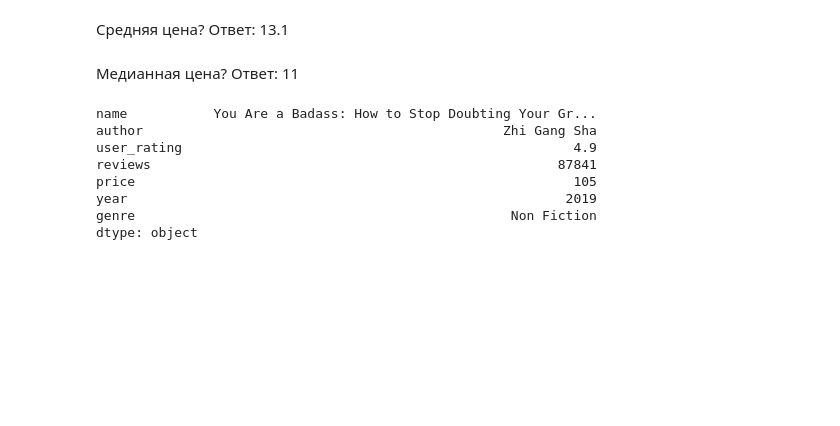
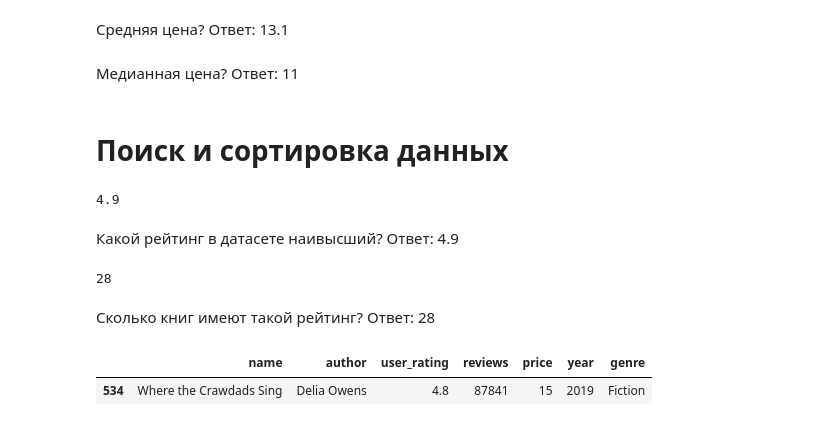
Before and after one commit to PavelStelmakhV/hw302-pandas-usage, a Jupyter notebook: Hw2.3.ipynb, the cells around one changed output. Cells and saved outputs as stored; diff of their text form; code cells hidden in the pictures; blank space fills up the shorter version.

```diff
--- a/Hw2.3.ipynb
+++ b/Hw2.3.ipynb
@@ -86,14 +88,22 @@ Mаксимальная цена? Ответ: 105
 Средняя цена? Ответ: 13.1
 # %% [markdown]
 Медианная цена? Ответ: 11
+# %% [markdown]
+# Поиск и сортировка данных
 # %%
-df.max()
+df.user_rating.max()
 # %% [output]
-name           You Are a Badass: How to Stop Doubting Your Gr...
-author                                              Zhi Gang Sha
-user_rating                                                  4.9
-reviews                                                    87841
-price                                                        105
-year                                                        2019
-genre                                                Non Fiction
-dtype: object
+4.9
+# %% [markdown]
+Какой рейтинг в датасете наивысший? Ответ: 4.9
+# %%
+len(df.loc[df.user_rating == df.user_rating.max()].name.unique())
+# %% [output]
+28
+# %% [markdown]
+Сколько книг имеют такой рейтинг? Ответ: 28
+# %%
+df.loc[df.reviews == df.reviews.max()]
+# %% [output]
+|  | name | author | user_rating | reviews | price | year | genre |
+| 534 | Where the Crawdads Sing | Delia Owens | 4.8 | 87841 | 15 | 2019 | Fiction |
```
Also changed, not shown: parts of 28 cells of this notebook.
